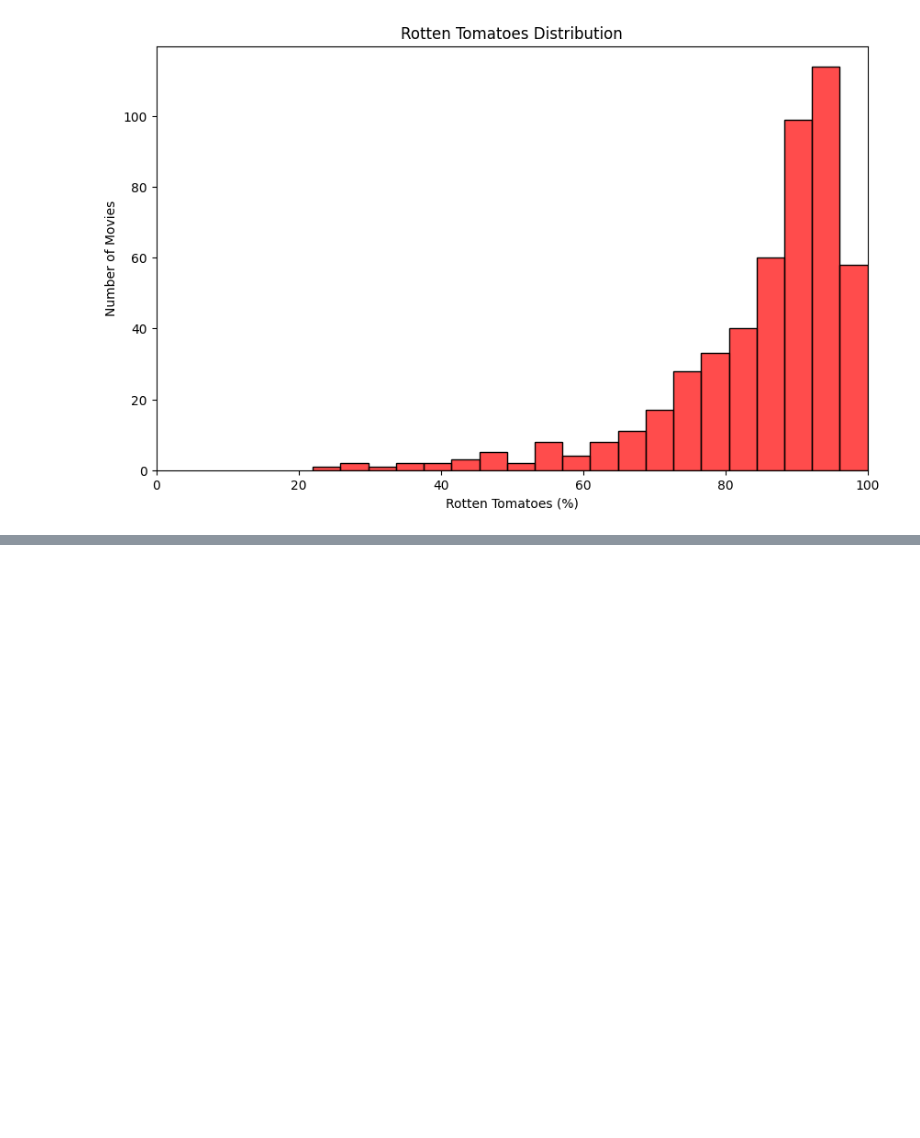
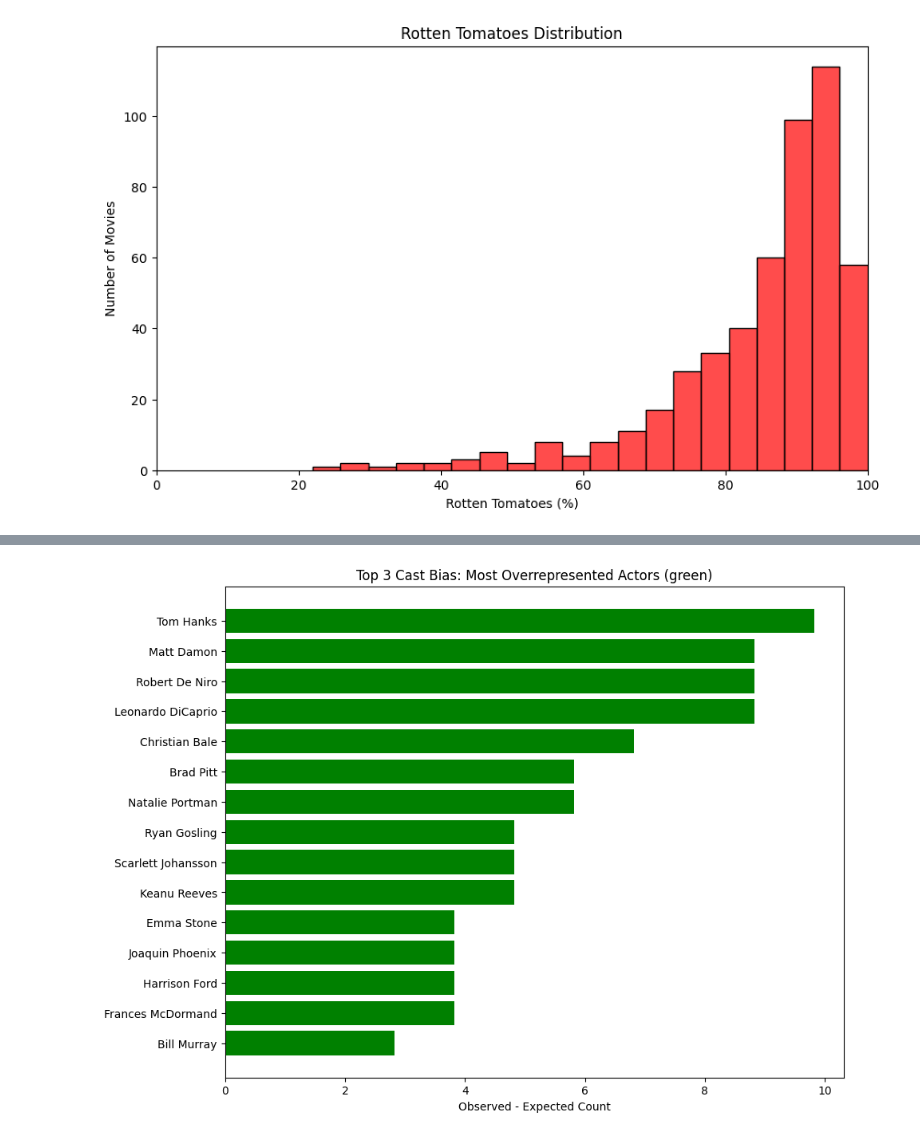
Before and after one commit to nerisius/DSA210-Personal-Data-Analyze-Project, a Jupyter notebook: analyze.ipynb, the cells around one changed output, grey strips where cells are left out. Cells and saved outputs as stored; diff of their text form; code cells hidden in the pictures; blank space fills up the shorter version.

```diff
--- a/analyze.ipynb
+++ b/analyze.ipynb
@@ -156,0 +302,28 @@ if 'rt_rating' in df.columns:
+# %%
+import pandas as pd
+
+# Create a DataFrame to compare observed vs expected
+bias_df = pd.DataFrame({
+    "Actor": list(obs_counts.keys()),
+    "Observed": list(obs_counts.values()),
+    "Expected": exp
+})
+
+# Calculate the difference
+bias_df["Difference"] = bias_df["Observed"] - bias_df["Expected"]
+
+# Now select top 15 overrepresented actors
+top_over = bias_df[bias_df["Difference"] > 0].nlargest(15, "Difference")
+
+# Plot
+import matplotlib.pyplot as plt
+colors = ['green'] * len(top_over)
+
+plt.figure(figsize=(10,8))
+plt.barh(top_over["Actor"], top_over["Difference"], color=colors)
+plt.xlabel("Observed - Expected Count")
+plt.title("Top 3 Cast Bias: Most Overrepresented Actors (green)")
+plt.gca().invert_yaxis()
+plt.show()
+# %% [output]
+[figure, added]
```
Also changed, not shown: parts of 4 cells of this notebook, 2 other files.
